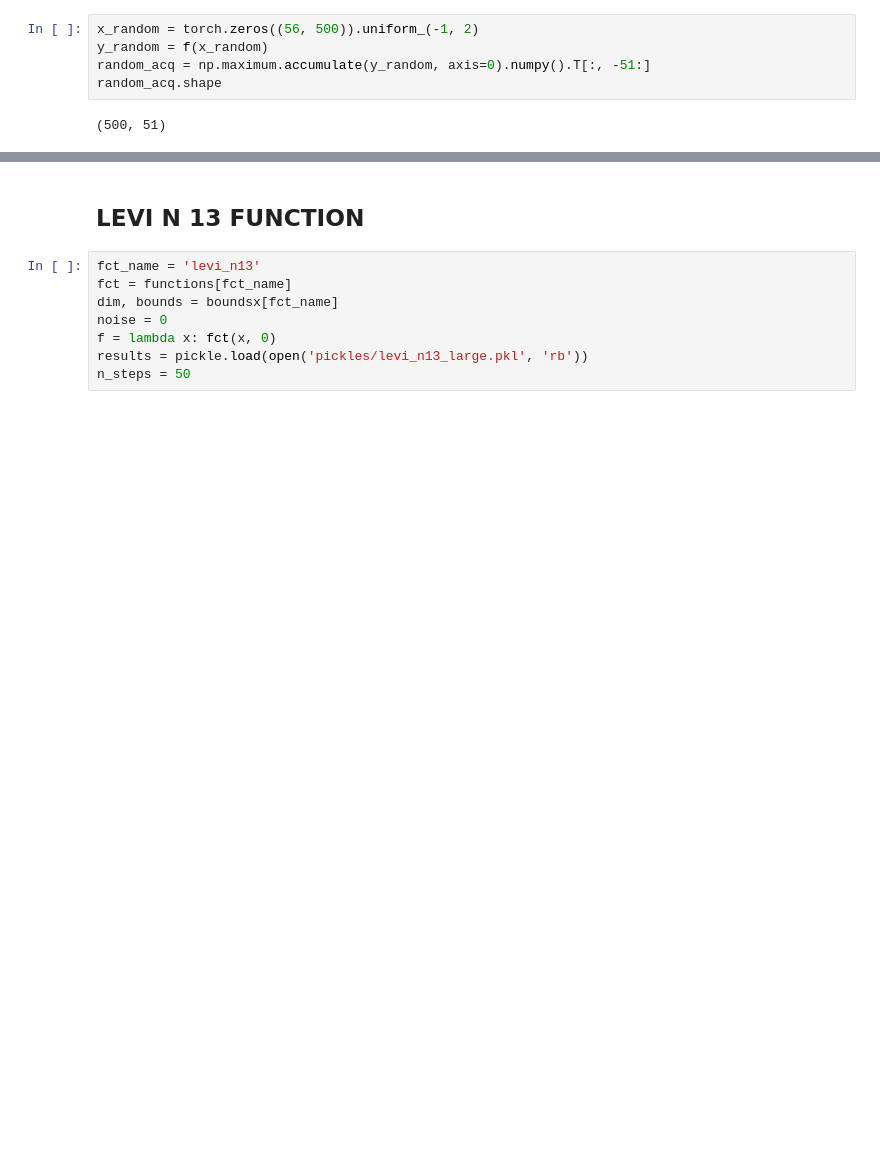
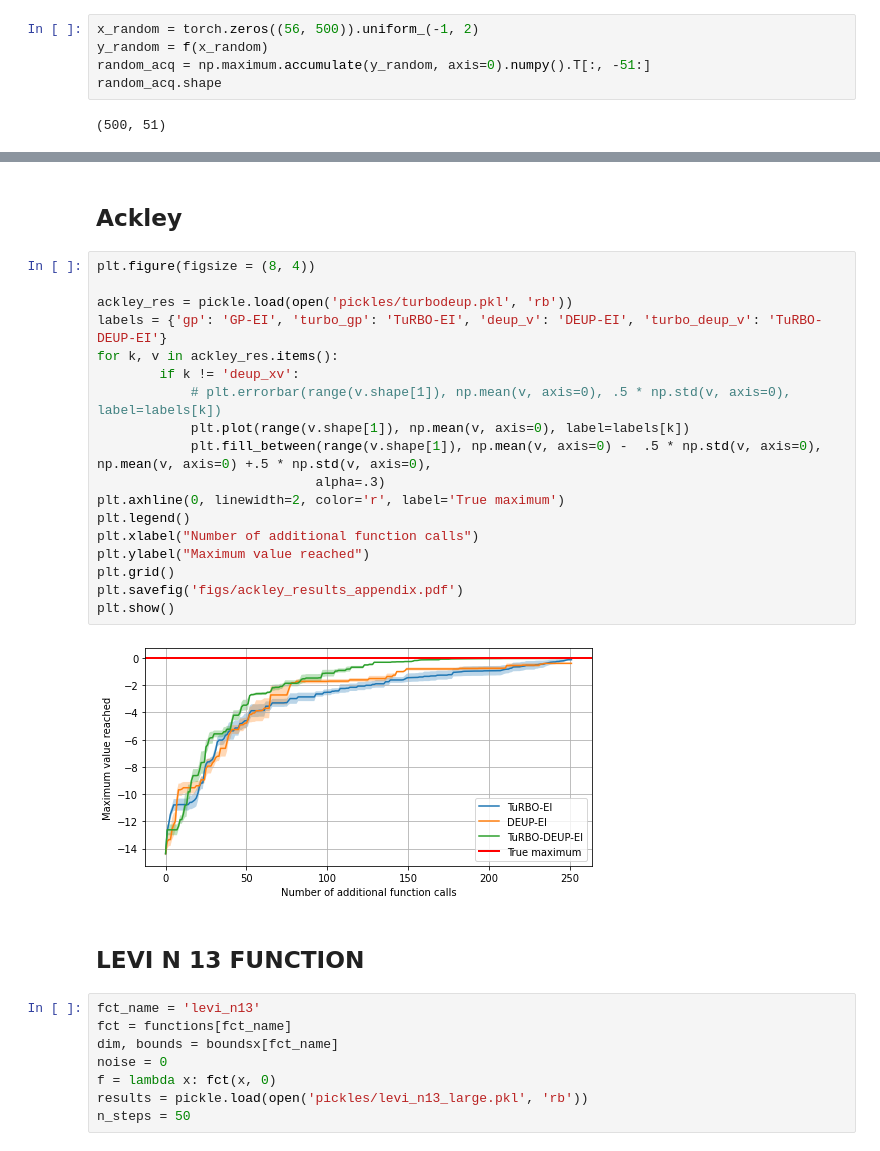
Before and after one commit to MJ10/DEUP, a Jupyter notebook: notebooks/paperfigures.ipynb, the cells around one changed output, grey strips where cells are left out. Cells and saved outputs as stored; diff of their text form; blank space fills up the shorter version.

```diff
--- a/notebooks/paperfigures.ipynb
+++ b/notebooks/paperfigures.ipynb
@@ -98,3 +136,25 @@ plt.show()
+# %% [markdown]
+## Ackley
+# %%
+plt.figure(figsize = (8, 4))
+
+ackley_res = pickle.load(open('pickles/turbodeup.pkl', 'rb'))
+labels = {'gp': 'GP-EI', 'turbo_gp': 'TuRBO-EI', 'deup_v': 'DEUP-EI', 'turbo_deup_v': 'TuRBO-DEUP-EI'}
+for k, v in ackley_res.items():
+        if k != 'deup_xv':
+            # plt.errorbar(range(v.shape[1]), np.mean(v, axis=0), .5 * np.std(v, axis=0), label=labels[k])
+            plt.plot(range(v.shape[1]), np.mean(v, axis=0), label=labels[k])
+            plt.fill_between(range(v.shape[1]), np.mean(v, axis=0) -  .5 * np.std(v, axis=0), np.mean(v, axis=0) +.5 * np.std(v, axis=0),
+                            alpha=.3)
+plt.axhline(0, linewidth=2, color='r', label='True maximum')
+plt.legend()
+plt.xlabel("Number of additional function calls")
+plt.ylabel("Maximum value reached")
+plt.grid()
+plt.savefig('figs/ackley_results_appendix.pdf')
+plt.show()
+# %% [output]
+[figure, added]
 # %% [markdown]
 ## LEVI N 13 FUNCTION
 # %%
```
Also changed, not shown: parts of 4 cells of this notebook.
